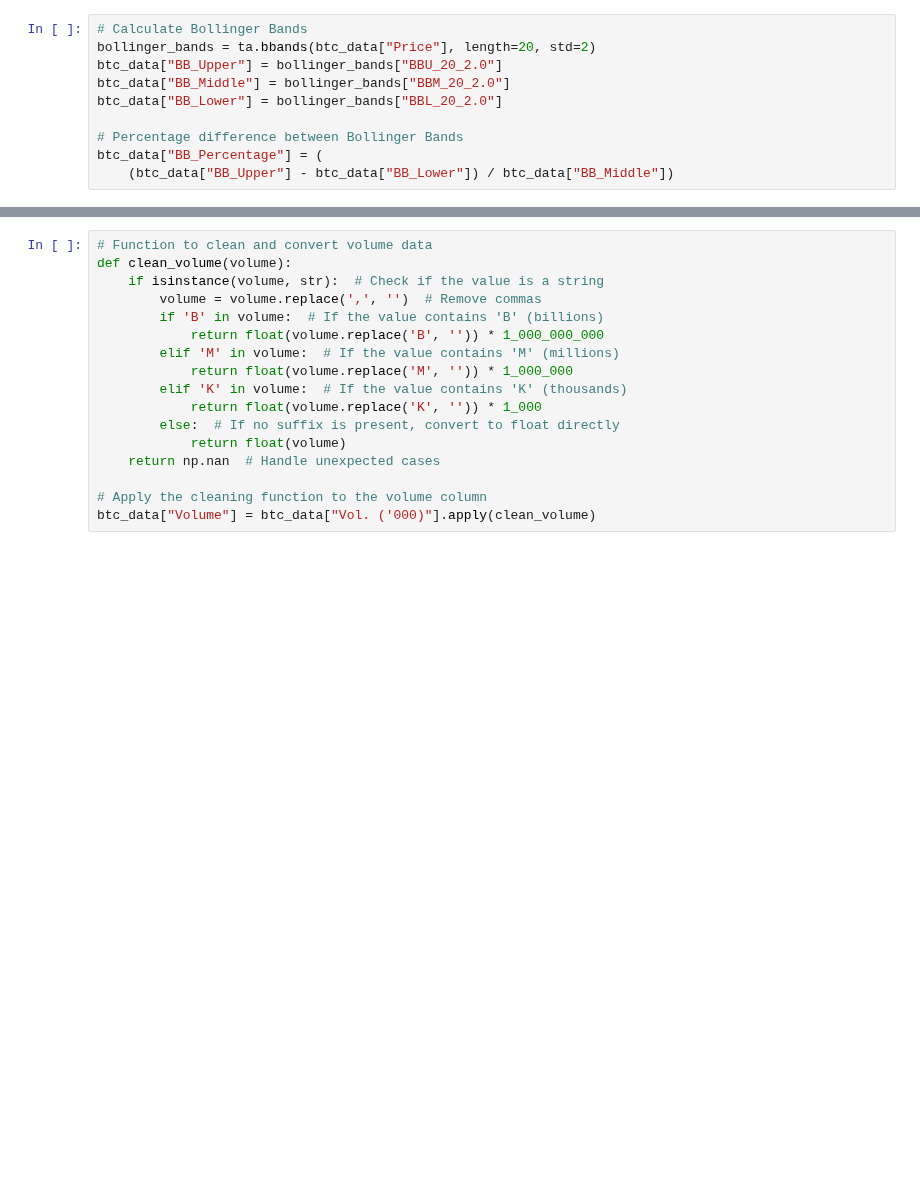
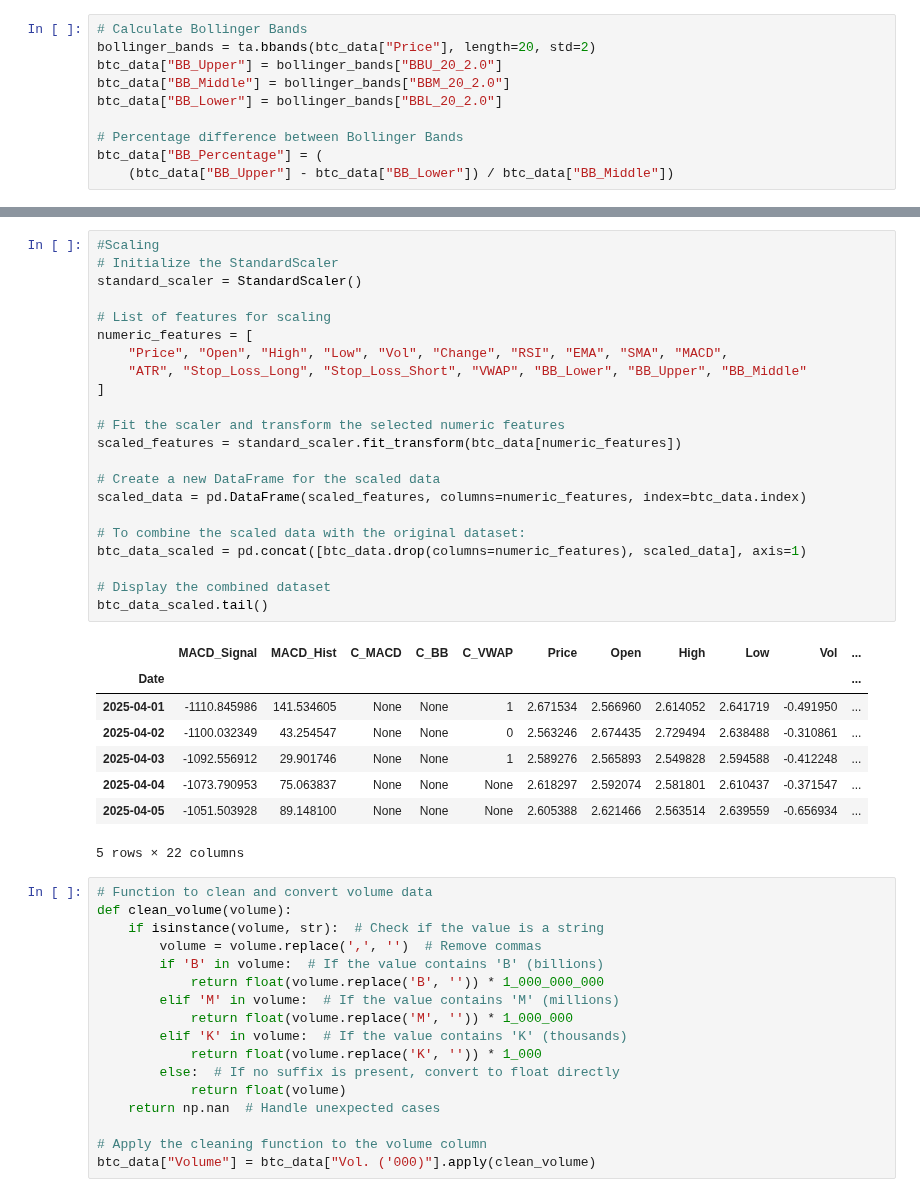
Before and after one commit to Rex-Chan99/Bitcoin_prediction, a Jupyter notebook: Master_dataset.ipynb, the cells around one changed output, grey strips where cells are left out. Cells and saved outputs as stored; diff of their text form; blank space fills up the shorter version.

```diff
--- a/Master_dataset.ipynb
+++ b/Master_dataset.ipynb
@@ -176,3 +188,34 @@ btc_data["BB_Percentage"] = (
+# %%
+#Scaling
+# Initialize the StandardScaler
+standard_scaler = StandardScaler()
+
+# List of features for scaling
+numeric_features = [
+    "Price", "Open", "High", "Low", "Vol", "Change", "RSI", "EMA", "SMA", "MACD",
+    "ATR", "Stop_Loss_Long", "Stop_Loss_Short", "VWAP", "BB_Lower", "BB_Upper", "BB_Middle"
+]
+
+# Fit the scaler and transform the selected numeric features
+scaled_features = standard_scaler.fit_transform(btc_data[numeric_features])
+
+# Create a new DataFrame for the scaled data
+scaled_data = pd.DataFrame(scaled_features, columns=numeric_features, index=btc_data.index)
+
+# To combine the scaled data with the original dataset:
+btc_data_scaled = pd.concat([btc_data.drop(columns=numeric_features), scaled_data], axis=1)
+
+# Display the combined dataset
+btc_data_scaled.tail()
+# %% [output]
+|  | MACD_Signal | MACD_Hist | C_MACD | C_BB | C_VWAP | Price | Open | High | Low | Vol | ... |
+| Date |  |  |  |  |  |  |  |  |  |  | ... |
+| 2025-04-01 | -1110.845986 | 141.534605 | None | None | 1 | 2.671534 | 2.566960 | 2.614052 | 2.641719 | -0.491950 | ... |
+| 2025-04-02 | -1100.032349 | 43.254547 | None | None | 0 | 2.563246 | 2.674435 | 2.729494 | 2.638488 | -0.310861 | ... |
+| 2025-04-03 | -1092.556912 | 29.901746 | None | None | 1 | 2.589276 | 2.565893 | 2.549828 | 2.594588 | -0.412248 | ... |
+| 2025-04-04 | -1073.790953 | 75.063837 | None | None | None | 2.618297 | 2.592074 | 2.581801 | 2.610437 | -0.371547 | ... |
+| 2025-04-05 | -1051.503928 | 89.148100 | None | None | None | 2.605388 | 2.621466 | 2.563514 | 2.639559 | -0.656934 | ... |
+5 rows × 22 columns
 # %%
 # Function to clean and convert volume data
 def clean_volume(volume):
```
Also changed, not shown: parts of 2 cells of this notebook.
